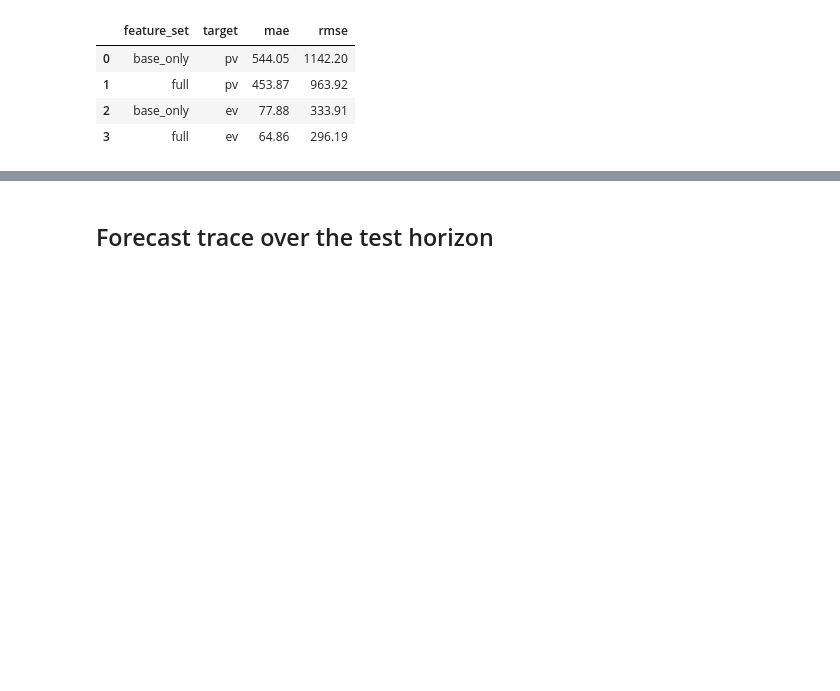
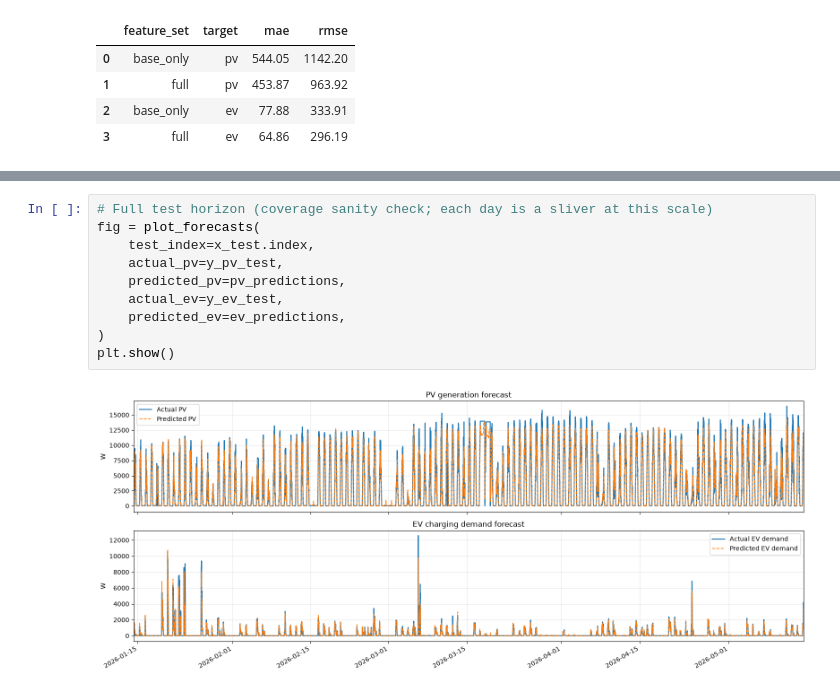
Before and after one commit to ertis-research/evloadshaping-nextgcom2026, a Jupyter notebook: notebooks/02_forecasting_and_baselines.ipynb, the cells around one changed output, grey strips where cells are left out. Saved outputs shown, nothing was run; the diff lists cells and outputs as text; blank space fills up the shorter version.

```diff
--- a/notebooks/02_forecasting_and_baselines.ipynb
+++ b/notebooks/02_forecasting_and_baselines.ipynb
@@ -121,3 +174,13 @@ plt.show()
-# %% [markdown]
-## Forecast trace over the test horizon
+# %%
+# Full test horizon (coverage sanity check; each day is a sliver at this scale)
+fig = plot_forecasts(
+    test_index=x_test.index,
+    actual_pv=y_pv_test,
+    predicted_pv=pv_predictions,
+    actual_ev=y_ev_test,
+    predicted_ev=ev_predictions,
+)
+plt.show()
+# %% [output]
+[figure, added]
 # %%
```
Also changed, not shown: parts of 17 cells of this notebook, 2 other files.
